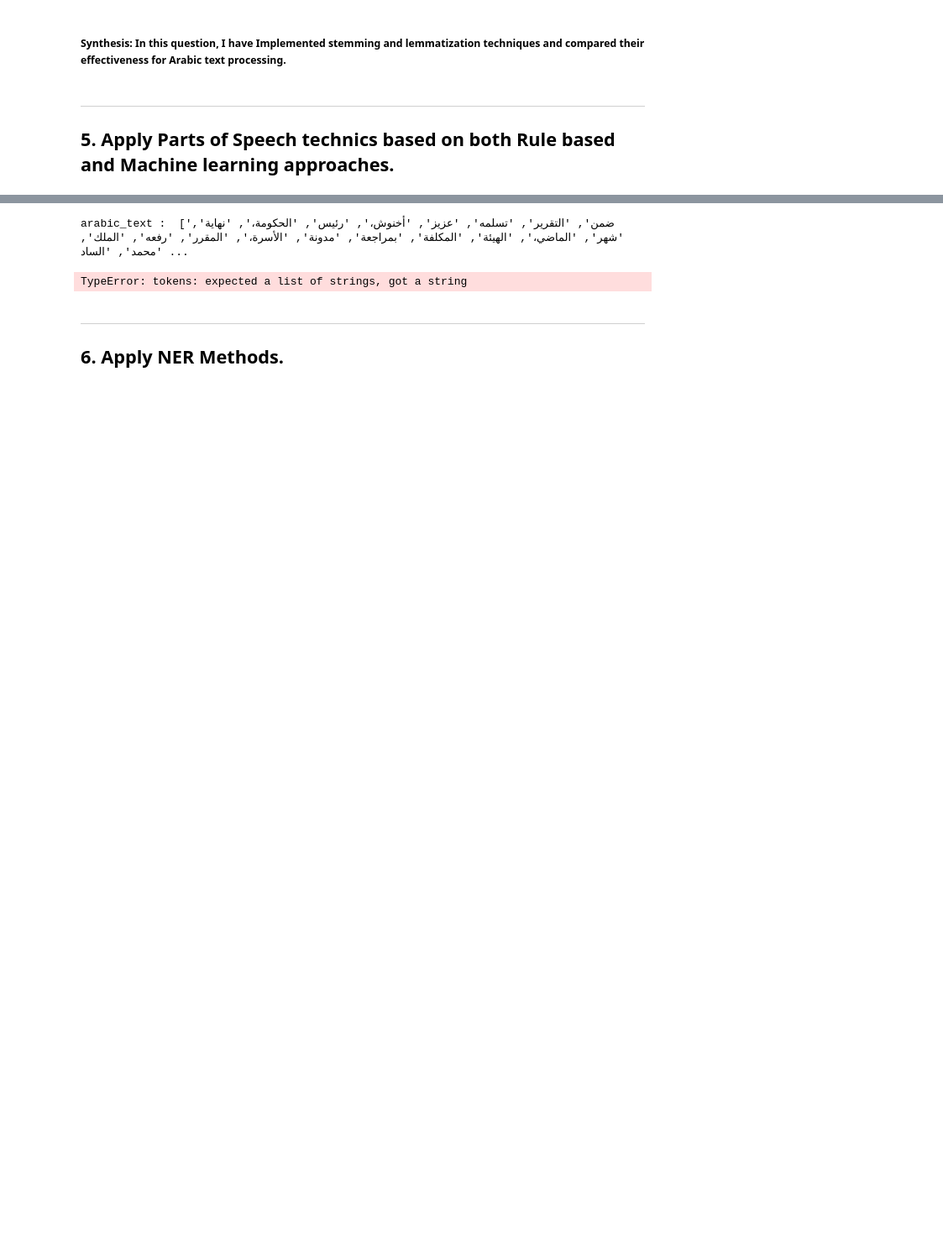
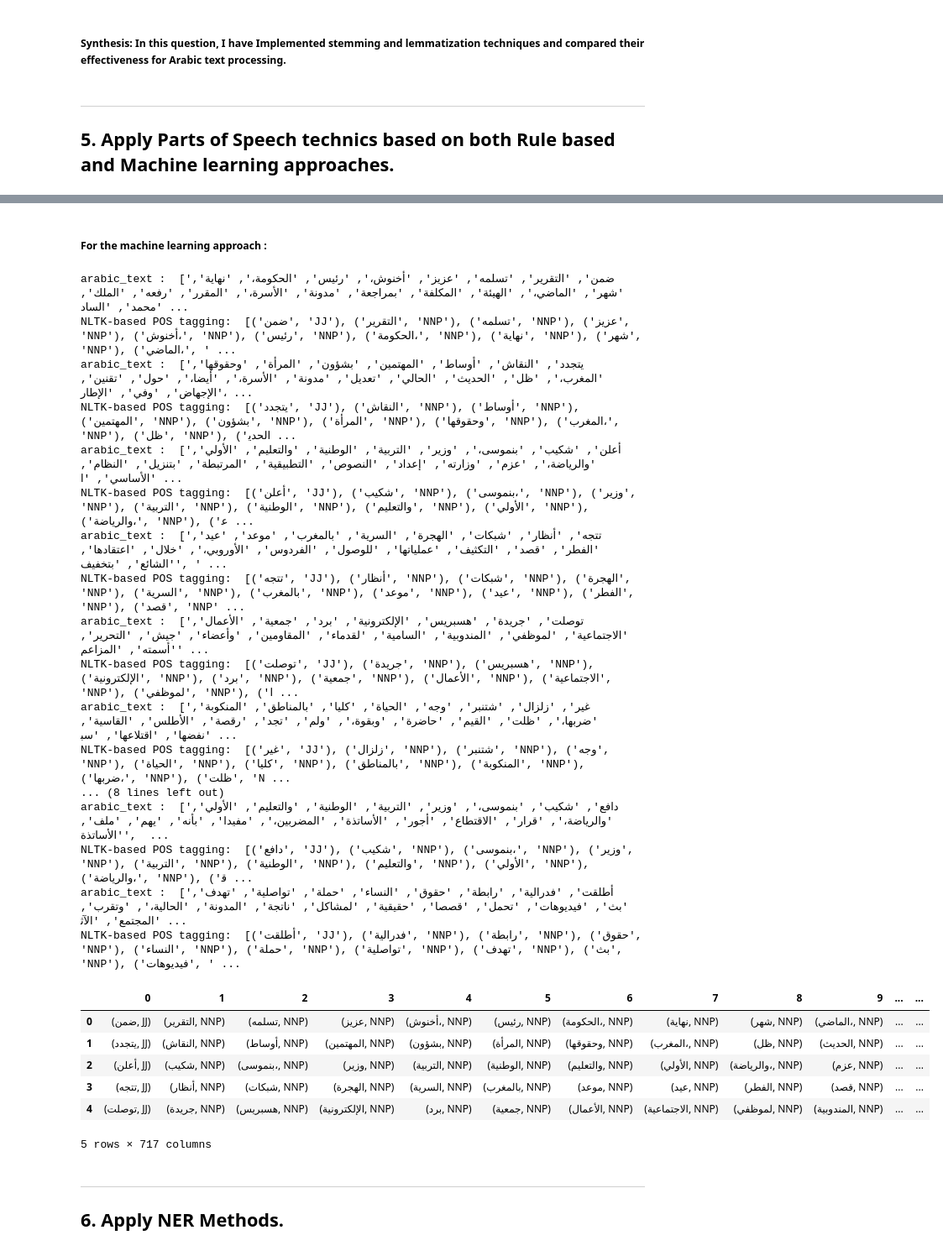
Before and after one commit to drisskhattabi6/NLP-Labs, a Jupyter notebook: NLP - lab 1.ipynb, the cells around one changed output, grey strips where cells are left out. Shown at 84% size. Cells and saved outputs as stored; diff of their text form; code cells hidden in the pictures; blank space fills up the shorter version.

```diff
--- a/NLP - lab 1.ipynb
+++ b/NLP - lab 1.ipynb
@@ -154,8 +154,12 @@ all_posts["post_content"][0]
 # %% [output]
 'ضمن التقرير الذي تسلمه عزيز أخنوش، رئيس الحكومة، نهاية شهر مارس الماضي، من الهيئة المكلفة بمراجعة مدونة الأسرة، المقرر رفعه إلى الملك محمد السادس، كان لافتا وجود مقترح تطرق إلى تقسيم التركة من خلال “ ...
 # %%
+# Remove HTML tags
+cleaned_text = re.sub('<[^<]+?>', '', all_posts["post_content"][0])
 # Remove non-Arabic characters, digits, and punctuation
-cleaned_text = re.sub(r'[^\u0600-\u06FF\s]', '', all_posts["post_content"][0])
+cleaned_text = re.sub(r'[^\u0600-\u06FF\s]', '', cleaned_text)
+# Remove extra spaces
+cleaned_text = re.sub(r'\s+', ' ', cleaned_text)
 cleaned_text
 # %% [output]
 'ضمن التقرير الذي تسلمه عزيز أخنوش، رئيس الحكومة، نهاية شهر مارس الماضي، من الهيئة المكلفة بمراجعة مدونة الأسرة، المقرر رفعه إلى الملك محمد السادس، كان لافتا وجود مقترح تطرق إلى تقسيم التركة من خلال ت ...
@@ -188,8 +192,12 @@ stop_words = set(stopwords.words('arabic'))
 
 # text cleaning function
 def clean_text(text):
+    # Remove HTML tags
+    cleaned_text = re.sub('<[^<]+?>', '', text)
     # Remove non-Arabic characters, digits, and punctuation
-    cleaned_text = re.sub(r'[^\u0600-\u06FF\s]', '', text)
+    cleaned_text = re.sub(r'[^\u0600-\u06FF\s]', '', cleaned_text)
+    # Remove extra spaces
+    cleaned_text = re.sub(r'\s+', ' ', cleaned_text)
     return cleaned_text
 
 # text normalization function
@@ -329,24 +465,48 @@ all_posts.head()
+# %% [markdown]
+##### For the machine learning approach :
 # %%
 post_content4 = []
 for i in range(len(all_posts)):
 
     arabic_text = all_posts["post_content3"][i]
 
     # Tokenize the sentence
     tokens = word_tokenize(arabic_text)
     print("arabic_text : ", tokens)
 
-    # pos_tags = nltk.pos_tag(tokens, lang='ar')
-    pos_tags = [nltk.pos_tag(e) for e in tokens]
+    pos_tags = nltk.pos_tag(tokens)
+    # pos_tags = [nltk.pos_tag(e) for e in tokens]
 
     post_content4.append(pos_tags)
 
     print("NLTK-based POS tagging: ", pos_tags)
 
-all_posts["post_content4"] = post_content4
+DataFrame(post_content4).head()
 # %% [output]
 arabic_text :  ['ﺿﻤﻦ', 'ﺍﻟﺘﻘﺮﻳﺮ', 'ﺗﺴﻠﻤﻪ', 'ﻋﺰﻳﺰ', 'ﺃﺧﻨﻮﺵ،', 'ﺭﺋﻴﺲ', 'ﺍﻟﺤﻜﻮﻣﺔ،', 'ﻧﻬﺎﻳﺔ', 'ﺷﻬﺮ', 'ﺍﻟﻤﺎﺿﻲ،', 'ﺍﻟﻬﻴﺌﺔ', 'ﺍﻟﻤﻜﻠﻔﺔ', 'ﺑﻤﺮﺍﺟﻌﺔ', 'ﻣﺪﻭﻧﺔ', 'ﺍﻷﺳﺮﺓ،', 'ﺍﻟﻤﻘﺮﺭ', 'ﺭﻓﻌﻪ', 'ﺍﻟﻤﻠﻚ', 'ﻣﺤﻤﺪ', 'ﺍﻟﺴﺎﺩ ...
+NLTK-based POS tagging:  [('ﺿﻤﻦ', 'JJ'), ('ﺍﻟﺘﻘﺮﻳﺮ', 'NNP'), ('ﺗﺴﻠﻤﻪ', 'NNP'), ('ﻋﺰﻳﺰ', 'NNP'), ('ﺃﺧﻨﻮﺵ،', 'NNP'), ('ﺭﺋﻴﺲ', 'NNP'), ('ﺍﻟﺤﻜﻮﻣﺔ،', 'NNP'), ('ﻧﻬﺎﻳﺔ', 'NNP'), ('ﺷﻬﺮ', 'NNP'), ('ﺍﻟﻤﺎﺿﻲ،', ' ...
+arabic_text :  ['ﻳﺘﺠﺪﺩ', 'ﺍﻟﻨﻘﺎﺵ', 'ﺃﻭﺳﺎﻁ', 'ﺍﻟﻤﻬﺘﻤﻴﻦ', 'ﺑﺸﺆﻭﻥ', 'ﺍﻟﻤﺮﺃﺓ', 'ﻭﺣﻘﻮﻗﻬﺎ', 'ﺍﻟﻤﻐﺮﺏ،', 'ﻇﻞ', 'ﺍﻟﺤﺪﻳﺚ', 'ﺍﻟﺤﺎﻟﻲ', 'ﺗﻌﺪﻳﻞ', 'ﻣﺪﻭﻧﺔ', 'ﺍﻷﺳﺮﺓ،', 'ﺃﻳﻀﺎ،', 'ﺣﻮﻝ', 'ﺗﻘﻨﻴﻦ', 'ﺍﻹﺟﻬﺎﺽ', 'ﻭﻓﻲ', 'ﺍﻹﻃﺎﺭ، ...
+NLTK-based POS tagging:  [('ﻳﺘﺠﺪﺩ', 'JJ'), ('ﺍﻟﻨﻘﺎﺵ', 'NNP'), ('ﺃﻭﺳﺎﻁ', 'NNP'), ('ﺍﻟﻤﻬﺘﻤﻴﻦ', 'NNP'), ('ﺑﺸﺆﻭﻥ', 'NNP'), ('ﺍﻟﻤﺮﺃﺓ', 'NNP'), ('ﻭﺣﻘﻮﻗﻬﺎ', 'NNP'), ('ﺍﻟﻤﻐﺮﺏ،', 'NNP'), ('ﻇﻞ', 'NNP'), ('ﺍﻟﺤﺪﻳ ...
+arabic_text :  ['ﺃﻋﻠﻦ', 'ﺷﻜﻴﺐ', 'ﺑﻨﻤﻮﺳﻰ،', 'ﻭﺯﻳﺮ', 'ﺍﻟﺘﺮﺑﻴﺔ', 'ﺍﻟﻮﻃﻨﻴﺔ', 'ﻭﺍﻟﺘﻌﻠﻴﻢ', 'ﺍﻷﻭﻟﻲ', 'ﻭﺍﻟﺮﻳﺎﺿﺔ،', 'ﻋﺰﻡ', 'ﻭﺯﺍﺭﺗﻪ', 'ﺇﻋﺪﺍﺩ', 'ﺍﻟﻨﺼﻮﺹ', 'ﺍﻟﺘﻄﺒﻴﻘﻴﺔ', 'ﺍﻟﻤﺮﺗﺒﻄﺔ', 'ﺑﺘﻨﺰﻳﻞ', 'ﺍﻟﻨﻈﺎﻡ', 'ﺍﻷﺳﺎﺳﻲ', 'ﺍ ...
+NLTK-based POS tagging:  [('ﺃﻋﻠﻦ', 'JJ'), ('ﺷﻜﻴﺐ', 'NNP'), ('ﺑﻨﻤﻮﺳﻰ،', 'NNP'), ('ﻭﺯﻳﺮ', 'NNP'), ('ﺍﻟﺘﺮﺑﻴﺔ', 'NNP'), ('ﺍﻟﻮﻃﻨﻴﺔ', 'NNP'), ('ﻭﺍﻟﺘﻌﻠﻴﻢ', 'NNP'), ('ﺍﻷﻭﻟﻲ', 'NNP'), ('ﻭﺍﻟﺮﻳﺎﺿﺔ،', 'NNP'), ('ﻋ ...
+arabic_text :  ['ﺗﺘﺠﻪ', 'ﺃﻧﻈﺎﺭ', 'ﺷﺒﻜﺎﺕ', 'ﺍﻟﻬﺠﺮﺓ', 'ﺍﻟﺴﺮﻳﺔ', 'ﺑﺎﻟﻤﻐﺮﺏ', 'ﻣﻮﻋﺪ', 'ﻋﻴﺪ', 'ﺍﻟﻔﻄﺮ', 'ﻗﺼﺪ', 'ﺍﻟﺘﻜﺜﻴﻒ', 'ﻋﻤﻠﻴﺎﺗﻬﺎ', 'ﻟﻠﻮﺻﻮﻝ', 'ﺍﻟﻔﺮﺩﻭﺱ', 'ﺍﻷﻭﺭﻭﺑﻲ،', 'ﺧﻼﻝ', 'ﺍﻋﺘﻘﺎﺩﻫﺎ', 'ﺍﻟﺸﺎﺋﻊ', 'ﺑﺘﺨﻔﻴﻒ', ' ...
+NLTK-based POS tagging:  [('ﺗﺘﺠﻪ', 'JJ'), ('ﺃﻧﻈﺎﺭ', 'NNP'), ('ﺷﺒﻜﺎﺕ', 'NNP'), ('ﺍﻟﻬﺠﺮﺓ', 'NNP'), ('ﺍﻟﺴﺮﻳﺔ', 'NNP'), ('ﺑﺎﻟﻤﻐﺮﺏ', 'NNP'), ('ﻣﻮﻋﺪ', 'NNP'), ('ﻋﻴﺪ', 'NNP'), ('ﺍﻟﻔﻄﺮ', 'NNP'), ('ﻗﺼﺪ', 'NNP' ...
+arabic_text :  ['ﺗﻮﺻﻠﺖ', 'ﺟﺮﻳﺪﺓ', 'ﻫﺴﺒﺮﻳﺲ', 'ﺍﻹﻟﻜﺘﺮﻭﻧﻴﺔ', 'ﺑﺮﺩ', 'ﺟﻤﻌﻴﺔ', 'ﺍﻷﻋﻤﺎﻝ', 'ﺍﻻﺟﺘﻤﺎﻋﻴﺔ', 'ﻟﻤﻮﻇﻔﻲ', 'ﺍﻟﻤﻨﺪﻭﺑﻴﺔ', 'ﺍﻟﺴﺎﻣﻴﺔ', 'ﻟﻘﺪﻣﺎﺀ', 'ﺍﻟﻤﻘﺎﻭﻣﻴﻦ', 'ﻭﺃﻋﻀﺎﺀ', 'ﺟﻴﺶ', 'ﺍﻟﺘﺤﺮﻳﺮ', 'ﺃﺳﻤﺘﻪ', 'ﺍﻟﻤﺰﺍﻋﻢ' ...
+NLTK-based POS tagging:  [('ﺗﻮﺻﻠﺖ', 'JJ'), ('ﺟﺮﻳﺪﺓ', 'NNP'), ('ﻫﺴﺒﺮﻳﺲ', 'NNP'), ('ﺍﻹﻟﻜﺘﺮﻭﻧﻴﺔ', 'NNP'), ('ﺑﺮﺩ', 'NNP'), ('ﺟﻤﻌﻴﺔ', 'NNP'), ('ﺍﻷﻋﻤﺎﻝ', 'NNP'), ('ﺍﻻﺟﺘﻤﺎﻋﻴﺔ', 'NNP'), ('ﻟﻤﻮﻇﻔﻲ', 'NNP'), ('ﺍ ...
+arabic_text :  ['ﻏﻴﺮ', 'ﺯﻟﺰﺍﻝ', 'ﺷﺘﻨﺒﺮ', 'ﻭﺟﻪ', 'ﺍﻟﺤﻴﺎﺓ', 'ﻛﻠﻴﺎ', 'ﺑﺎﻟﻤﻨﺎﻃﻖ', 'ﺍﻟﻤﻨﻜﻮﺑﺔ', 'ﺿﺮﺑﻬﺎ،', 'ﻇﻠﺖ', 'ﺍﻟﻘﻴﻢ', 'ﺣﺎﺿﺮﺓ', 'ﻭﺑﻘﻮﺓ،', 'ﻭﻟﻢ', 'ﺗﺠﺪ', 'ﺭﻗﺼﺔ', 'ﺍﻷﻃﻠﺲ', 'ﺍﻟﻘﺎﺳﻴﺔ', 'ﻧﻔﻀﻬﺎ', 'ﺍﻗﺘﻼﻋﻬﺎ', 'ﺳﺒ ...
+NLTK-based POS tagging:  [('ﻏﻴﺮ', 'JJ'), ('ﺯﻟﺰﺍﻝ', 'NNP'), ('ﺷﺘﻨﺒﺮ', 'NNP'), ('ﻭﺟﻪ', 'NNP'), ('ﺍﻟﺤﻴﺎﺓ', 'NNP'), ('ﻛﻠﻴﺎ', 'NNP'), ('ﺑﺎﻟﻤﻨﺎﻃﻖ', 'NNP'), ('ﺍﻟﻤﻨﻜﻮﺑﺔ', 'NNP'), ('ﺿﺮﺑﻬﺎ،', 'NNP'), ('ﻇﻠﺖ', 'N ...
+... (8 lines left out)
+arabic_text :  ['ﺩﺍﻓﻊ', 'ﺷﻜﻴﺐ', 'ﺑﻨﻤﻮﺳﻰ،', 'ﻭﺯﻳﺮ', 'ﺍﻟﺘﺮﺑﻴﺔ', 'ﺍﻟﻮﻃﻨﻴﺔ', 'ﻭﺍﻟﺘﻌﻠﻴﻢ', 'ﺍﻷﻭﻟﻲ', 'ﻭﺍﻟﺮﻳﺎﺿﺔ،', 'ﻗﺮﺍﺭ', 'ﺍﻻﻗﺘﻄﺎﻉ', 'ﺃﺟﻮﺭ', 'ﺍﻷﺳﺎﺗﺬﺓ', 'ﺍﻟﻤﻀﺮﺑﻴﻦ،', 'ﻣﻔﻴﺪﺍ', 'ﺑﺄﻧﻪ', 'ﻳﻬﻢ', 'ﻣﻠﻒ', 'ﺍﻷﺳﺎﺗﺬﺓ',  ...
+NLTK-based POS tagging:  [('ﺩﺍﻓﻊ', 'JJ'), ('ﺷﻜﻴﺐ', 'NNP'), ('ﺑﻨﻤﻮﺳﻰ،', 'NNP'), ('ﻭﺯﻳﺮ', 'NNP'), ('ﺍﻟﺘﺮﺑﻴﺔ', 'NNP'), ('ﺍﻟﻮﻃﻨﻴﺔ', 'NNP'), ('ﻭﺍﻟﺘﻌﻠﻴﻢ', 'NNP'), ('ﺍﻷﻭﻟﻲ', 'NNP'), ('ﻭﺍﻟﺮﻳﺎﺿﺔ،', 'NNP'), ('ﻗ ...
+arabic_text :  ['ﺃﻃﻠﻘﺖ', 'ﻓﺪﺭﺍﻟﻴﺔ', 'ﺭﺍﺑﻄﺔ', 'ﺣﻘﻮﻕ', 'ﺍﻟﻨﺴﺎﺀ', 'ﺣﻤﻠﺔ', 'ﺗﻮﺍﺻﻠﻴﺔ', 'ﺗﻬﺪﻑ', 'ﺑﺚ', 'ﻓﻴﺪﻳﻮﻫﺎﺕ', 'ﺗﺤﻤﻞ', 'ﻗﺼﺼﺎ', 'ﺣﻘﻴﻘﻴﺔ', 'ﻟﻤﺸﺎﻛﻞ', 'ﻧﺎﺗﺠﺔ', 'ﺍﻟﻤﺪﻭﻧﺔ', 'ﺍﻟﺤﺎﻟﻴﺔ،', 'ﻭﺗﻘﺮﺏ', 'ﺍﻟﻤﺠﺘﻤﻊ', 'ﺍﻵﺛ ...
+NLTK-based POS tagging:  [('ﺃﻃﻠﻘﺖ', 'JJ'), ('ﻓﺪﺭﺍﻟﻴﺔ', 'NNP'), ('ﺭﺍﺑﻄﺔ', 'NNP'), ('ﺣﻘﻮﻕ', 'NNP'), ('ﺍﻟﻨﺴﺎﺀ', 'NNP'), ('ﺣﻤﻠﺔ', 'NNP'), ('ﺗﻮﺍﺻﻠﻴﺔ', 'NNP'), ('ﺗﻬﺪﻑ', 'NNP'), ('ﺑﺚ', 'NNP'), ('ﻓﻴﺪﻳﻮﻫﺎﺕ', ' ...
+|  | 0 | 1 | 2 | 3 | 4 | 5 | 6 | 7 | 8 | 9 | ... | ... |
+| 0 | (ﺿﻤﻦ, JJ) | (ﺍﻟﺘﻘﺮﻳﺮ, NNP) | (ﺗﺴﻠﻤﻪ, NNP) | (ﻋﺰﻳﺰ, NNP) | (ﺃﺧﻨﻮﺵ،, NNP) | (ﺭﺋﻴﺲ, NNP) | (ﺍﻟﺤﻜﻮﻣﺔ،, NNP) | (ﻧﻬﺎﻳﺔ, NNP) | (ﺷﻬﺮ, NNP) | (ﺍﻟﻤﺎﺿﻲ،, NNP) | ... | ... |
+| 1 | (ﻳﺘﺠﺪﺩ, JJ) | (ﺍﻟﻨﻘﺎﺵ, NNP) | (ﺃﻭﺳﺎﻁ, NNP) | (ﺍﻟﻤﻬﺘﻤﻴﻦ, NNP) | (ﺑﺸﺆﻭﻥ, NNP) | (ﺍﻟﻤﺮﺃﺓ, NNP) | (ﻭﺣﻘﻮﻗﻬﺎ, NNP) | (ﺍﻟﻤﻐﺮﺏ،, NNP) | (ﻇﻞ, NNP) | (ﺍﻟﺤﺪﻳﺚ, NNP) | ... | ... |
+| 2 | (ﺃﻋﻠﻦ, JJ) | (ﺷﻜﻴﺐ, NNP) | (ﺑﻨﻤﻮﺳﻰ،, NNP) | (ﻭﺯﻳﺮ, NNP) | (ﺍﻟﺘﺮﺑﻴﺔ, NNP) | (ﺍﻟﻮﻃﻨﻴﺔ, NNP) | (ﻭﺍﻟﺘﻌﻠﻴﻢ, NNP) | (ﺍﻷﻭﻟﻲ, NNP) | (ﻭﺍﻟﺮﻳﺎﺿﺔ،, NNP) | (ﻋﺰﻡ, NNP) | ... | ... |
+| 3 | (ﺗﺘﺠﻪ, JJ) | (ﺃﻧﻈﺎﺭ, NNP) | (ﺷﺒﻜﺎﺕ, NNP) | (ﺍﻟﻬﺠﺮﺓ, NNP) | (ﺍﻟﺴﺮﻳﺔ, NNP) | (ﺑﺎﻟﻤﻐﺮﺏ, NNP) | (ﻣﻮﻋﺪ, NNP) | (ﻋﻴﺪ, NNP) | (ﺍﻟﻔﻄﺮ, NNP) | (ﻗﺼﺪ, NNP) | ... | ... |
+| 4 | (ﺗﻮﺻﻠﺖ, JJ) | (ﺟﺮﻳﺪﺓ, NNP) | (ﻫﺴﺒﺮﻳﺲ, NNP) | (ﺍﻹﻟﻜﺘﺮﻭﻧﻴﺔ, NNP) | (ﺑﺮﺩ, NNP) | (ﺟﻤﻌﻴﺔ, NNP) | (ﺍﻷﻋﻤﺎﻝ, NNP) | (ﺍﻻﺟﺘﻤﺎﻋﻴﺔ, NNP) | (ﻟﻤﻮﻇﻔﻲ, NNP) | (ﺍﻟﻤﻨﺪﻭﺑﻴﺔ, NNP) | ... | ... |
-TypeError: tokens: expected a list of strings, got a string
+5 rows × 717 columns
 # %% [markdown]
 -----------------
 ## 6. Apply NER Methods.
```
Also changed, not shown: parts of 11 cells of this notebook.
